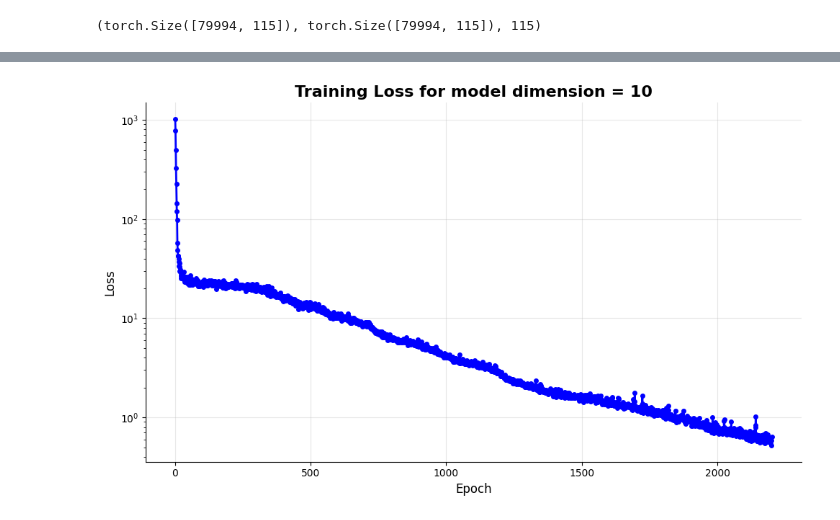
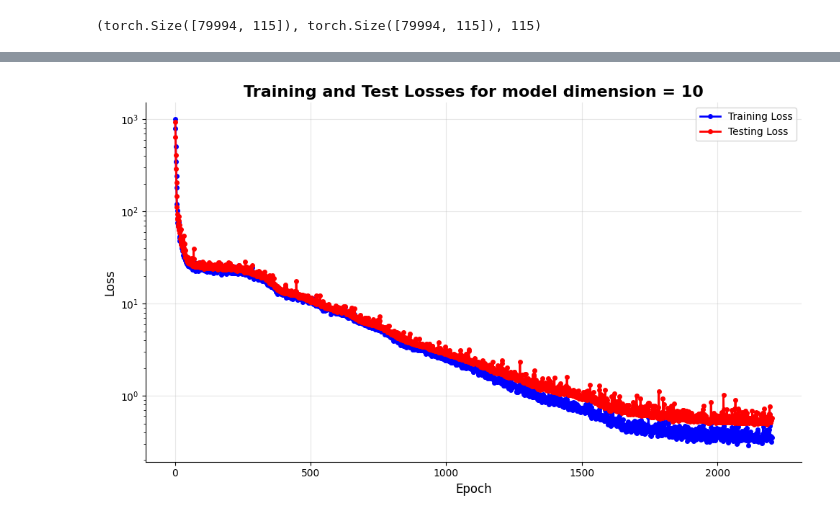
Before and after one commit to mathyharsha/metabolic-NN-harsha, a Jupyter notebook: transformer_from_scratch.ipynb, the cells around one changed output, grey strips where cells are left out. Drawn from its saved outputs; the diff is of its cells as text; code cells hidden in the pictures.

Commit message:
Added testing loss calculation and plotted the test loss along with training loss.

```diff
--- a/transformer_from_scratch.ipynb
+++ b/transformer_from_scratch.ipynb
@@ -326,3 +329,6 @@ inps_train.size(), outs_train.size(), len(all_cols)
+# %%
+inps_test_ = inps_test.unsqueeze(-1)
+outs_test_ = outs_test.unsqueeze(-1)
 # %%
 # some test lines
 # inp_len = 3
@@ -335,6 +341,7 @@ inps_train.size(), outs_train.size(), len(all_cols)
 # %%
 def train_model(dmodel=5,inner_dim_multiplier=5):
     average_losses = []
+    test_losses = []
     vocab_size = 115
     d_model = dmodel
 
@@ -342,8 +349,6 @@ def train_model(dmodel=5,inner_dim_multiplier=5):
     learning_rate = 1e-3
     num_epochs = 2200
     num_batches = 30
-
-
 
     model = TransformerBlock(vocab_size,d_model,inner_dim_multiplier)
     model = model.to(device)
@@ -385,7 +390,7 @@ def train_model(dmodel=5,inner_dim_multiplier=5):
 
             total_loss += loss.item()
 
-            if (batch_idx + 1) % 20 == 0:
+            if (batch_idx + 1) % 15 == 0 and (epoch+1)%4400==0:
                 avg_loss = total_loss / (batch_idx + 1)
 
                 print(f"Epoch [{epoch+1}/{num_epochs}], Batch [{batch_idx+1}/{num_batches}]",
@@ -394,12 +399,24 @@ def train_model(dmodel=5,inner_dim_multiplier=5):
         avg_epoch_loss = total_loss / num_batches
         average_losses.append(avg_epoch_loss)
 
-        print(f"Epoch [{epoch+1}/{num_epochs}] completed. Average Loss: {avg_epoch_loss: .4f}")
+        # Validation on test set
+        model.eval()
+        with torch.no_grad():
+            test_outputs = model(inps_test_)
+            test_loss = criterion(test_outputs, outs_test_).item()
+            test_losses.append(test_loss)
+
+        # if test_loss < best_test_loss:
+        #     best_test_loss = test_loss
+        #     best_epoch = epoch
+
+        if (epoch+1)%440==0:
+            print(f"Epoch [{epoch+1}/{num_epochs}] completed. Average Training Loss: {avg_epoch_loss: .4f}, Test Loss: {test_loss: .4f}")
 
     print('Training Completed')
-    return average_losses, model
+    return average_losses, test_losses, model
 # %%
-def plot_loss(loss_per_epoch, title="Training Loss", d_model=d_model ,save_path=None):
+def plot_loss(loss_per_epoch,test_loss_per_epoch, d_model, title="Training and Test Losses",save_path=None):
     """
     Plot loss per epoch
 
@@ -411,8 +428,10 @@ def plot_loss(loss_per_epoch, title="Training Loss", d_model=d_model ,save_path=
     epochs = range(1, len(loss_per_epoch) + 1)
 
     plt.figure(figsize=(10, 6))
-    plt.semilogy(epochs, loss_per_epoch, 'b-', linewidth=2, marker='o', markersize=4)
+    plt.semilogy(epochs, loss_per_epoch, 'b-', linewidth=2, marker='o', markersize=4,label='Training Loss')
+    plt.semilogy(epochs, test_loss_per_epoch, 'r-', linewidth=2, marker='o', markersize=4,label='Testing Loss')
     plt.title(title + f" for model dimension = {d_model}", fontsize=16, fontweight='bold')
+    plt.legend()
     plt.xlabel('Epoch', fontsize=12)
     plt.ylabel('Loss', fontsize=12)
     plt.grid(True, alpha=0.3)
@@ -482,4 +481,4 @@ plot_loss(average_losses_10,title="Training Loss",d_model=10)
 # %%
-average_losses_10_10, trained_model_10_10 = train_model(10,10)
+average_losses_10_10, test_losses_10_10,  trained_model_10_10 = train_model(10,10)
 # %% [output]
 Adjusted batch size for Mac GPU: 10
@@ -501,6 +490,6 @@ Epoch [2200/2200] completed. Average Loss:  0.6363
 Training Completed
 # %%
-plot_loss(average_losses_10_10,title="Training Loss",d_model=10)
+plot_loss(average_losses_10_10, test_losses_10_10, d_model=10)
 # %% [output]
-[figure, old version]
+[figure, new version]
 # %%
```
Also changed, not shown: parts of 11 cells of this notebook.
